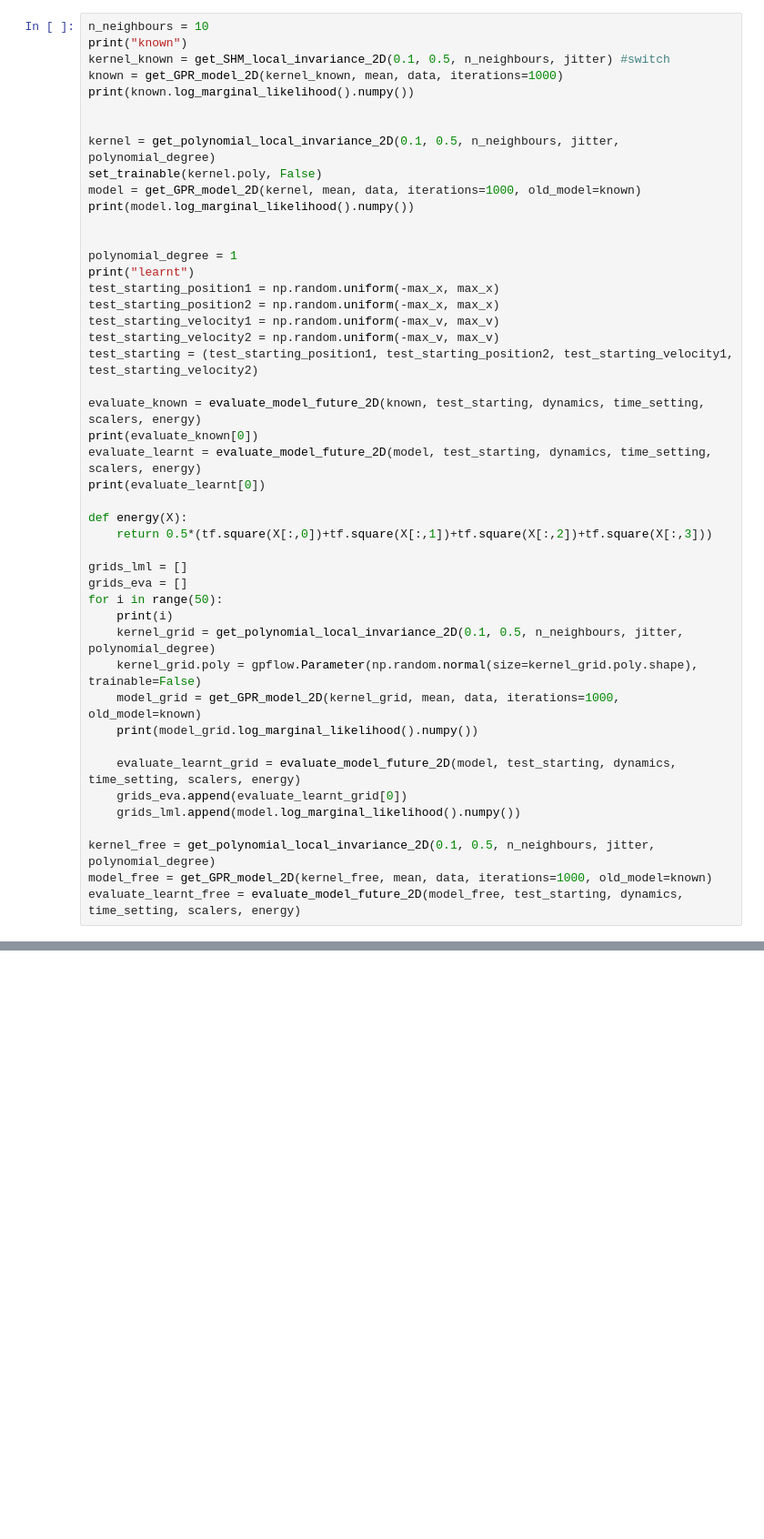
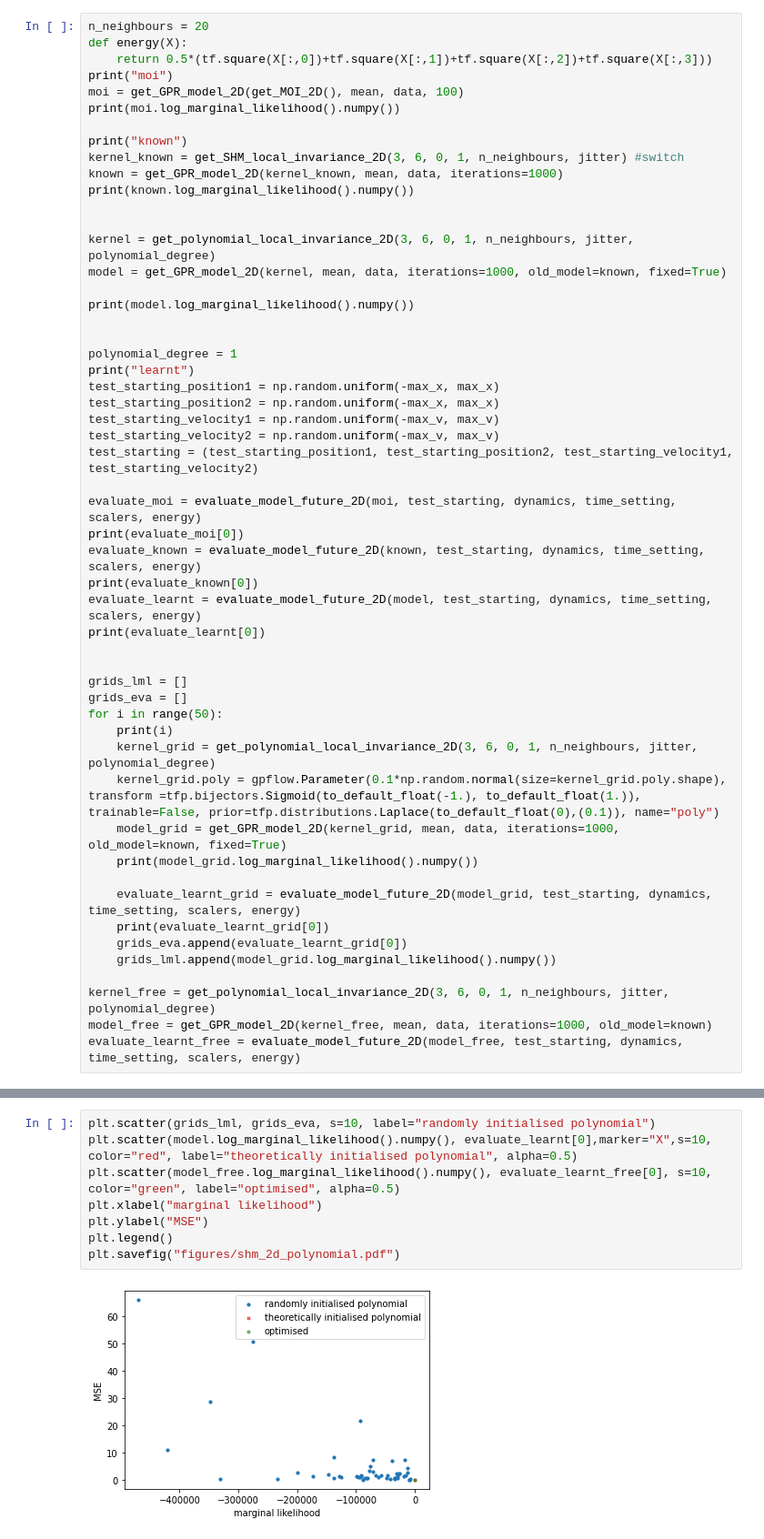
Before and after one commit to charlielao/dynamical_system_invariance_project, a Jupyter notebook: codes/run_param_undamped_2d.ipynb, the cells around one changed output, grey strips where cells are left out. Shown at 91% size. Cells and saved outputs as stored; diff of their text form; blank space fills up the shorter version.

```diff
--- a/codes/run_param_undamped_2d.ipynb
+++ b/codes/run_param_undamped_2d.ipynb
@@ -196,14 +195,20 @@ Text(0, 0.5, 'E')
 # %%
-n_neighbours = 10
+n_neighbours = 20
+def energy(X):
+    return 0.5*(tf.square(X[:,0])+tf.square(X[:,1])+tf.square(X[:,2])+tf.square(X[:,3]))
+print("moi")
+moi = get_GPR_model_2D(get_MOI_2D(), mean, data, 100)
+print(moi.log_marginal_likelihood().numpy())
+
 print("known")
-kernel_known = get_SHM_local_invariance_2D(0.1, 0.5, n_neighbours, jitter) #switch
+kernel_known = get_SHM_local_invariance_2D(3, 6, 0, 1, n_neighbours, jitter) #switch
 known = get_GPR_model_2D(kernel_known, mean, data, iterations=1000)
 print(known.log_marginal_likelihood().numpy())
 
 
-kernel = get_polynomial_local_invariance_2D(0.1, 0.5, n_neighbours, jitter, polynomial_degree)
-set_trainable(kernel.poly, False)
-model = get_GPR_model_2D(kernel, mean, data, iterations=1000, old_model=known)
+kernel = get_polynomial_local_invariance_2D(3, 6, 0, 1, n_neighbours, jitter, polynomial_degree)
+model = get_GPR_model_2D(kernel, mean, data, iterations=1000, old_model=known, fixed=True)
+
 print(model.log_marginal_likelihood().numpy())
 
 
@@ -215,28 +220,29 @@ test_starting_velocity1 = np.random.uniform(-max_v, max_v)
 test_starting_velocity2 = np.random.uniform(-max_v, max_v)
 test_starting = (test_starting_position1, test_starting_position2, test_starting_velocity1, test_starting_velocity2)
 
+evaluate_moi = evaluate_model_future_2D(moi, test_starting, dynamics, time_setting, scalers, energy)
+print(evaluate_moi[0])
 evaluate_known = evaluate_model_future_2D(known, test_starting, dynamics, time_setting, scalers, energy)
 print(evaluate_known[0])
 evaluate_learnt = evaluate_model_future_2D(model, test_starting, dynamics, time_setting, scalers, energy)
 print(evaluate_learnt[0])
 
-def energy(X):
-    return 0.5*(tf.square(X[:,0])+tf.square(X[:,1])+tf.square(X[:,2])+tf.square(X[:,3]))
 
 grids_lml = []
 grids_eva = []
 for i in range(50):
     print(i)
-    kernel_grid = get_polynomial_local_invariance_2D(0.1, 0.5, n_neighbours, jitter, polynomial_degree)
-    kernel_grid.poly = gpflow.Parameter(np.random.normal(size=kernel_grid.poly.shape), trainable=False)
-    model_grid = get_GPR_model_2D(kernel_grid, mean, data, iterations=1000, old_model=known)
+    kernel_grid = get_polynomial_local_invariance_2D(3, 6, 0, 1, n_neighbours, jitter, polynomial_degree)
+    kernel_grid.poly = gpflow.Parameter(0.1*np.random.normal(size=kernel_grid.poly.shape), transform =tfp.bijectors.Sigmoid(to_default_float(-1.), to_default_float(1.)), trainable=False, prior=tfp.distributions.Laplace(to_default_float(0),(0.1)), name="poly")
+    model_grid = get_GPR_model_2D(kernel_grid, mean, data, iterations=1000, old_model=known, fixed=True)
     print(model_grid.log_marginal_likelihood().numpy())
 
-    evaluate_learnt_grid = evaluate_model_future_2D(model, test_starting, dynamics, time_setting, scalers, energy)
+    evaluate_learnt_grid = evaluate_model_future_2D(model_grid, test_starting, dynamics, time_setting, scalers, energy)
+    print(evaluate_learnt_grid[0])
     grids_eva.append(evaluate_learnt_grid[0])
-    grids_lml.append(model.log_marginal_likelihood().numpy())
+    grids_lml.append(model_grid.log_marginal_likelihood().numpy())
 
-kernel_free = get_polynomial_local_invariance_2D(0.1, 0.5, n_neighbours, jitter, polynomial_degree)
+kernel_free = get_polynomial_local_invariance_2D(3, 6, 0, 1, n_neighbours, jitter, polynomial_degree)
 model_free = get_GPR_model_2D(kernel_free, mean, data, iterations=1000, old_model=known)
 evaluate_learnt_free = evaluate_model_future_2D(model_free, test_starting, dynamics, time_setting, scalers, energy)
 # %% [output]
@@ -251,0 +294,10 @@ KeyboardInterrupt:
+# %%
+plt.scatter(grids_lml, grids_eva, s=10, label="randomly initialised polynomial")
+plt.scatter(model.log_marginal_likelihood().numpy(), evaluate_learnt[0],marker="X",s=10, color="red", label="theoretically initialised polynomial", alpha=0.5)
+plt.scatter(model_free.log_marginal_likelihood().numpy(), evaluate_learnt_free[0], s=10, color="green", label="optimised", alpha=0.5)
+plt.xlabel("marginal likelihood")
+plt.ylabel("MSE")
+plt.legend()
+plt.savefig("figures/shm_2d_polynomial.pdf")
+# %% [output]
+[figure, added]
```
Also changed, not shown: parts of 10 cells of this notebook, 20 other files.
